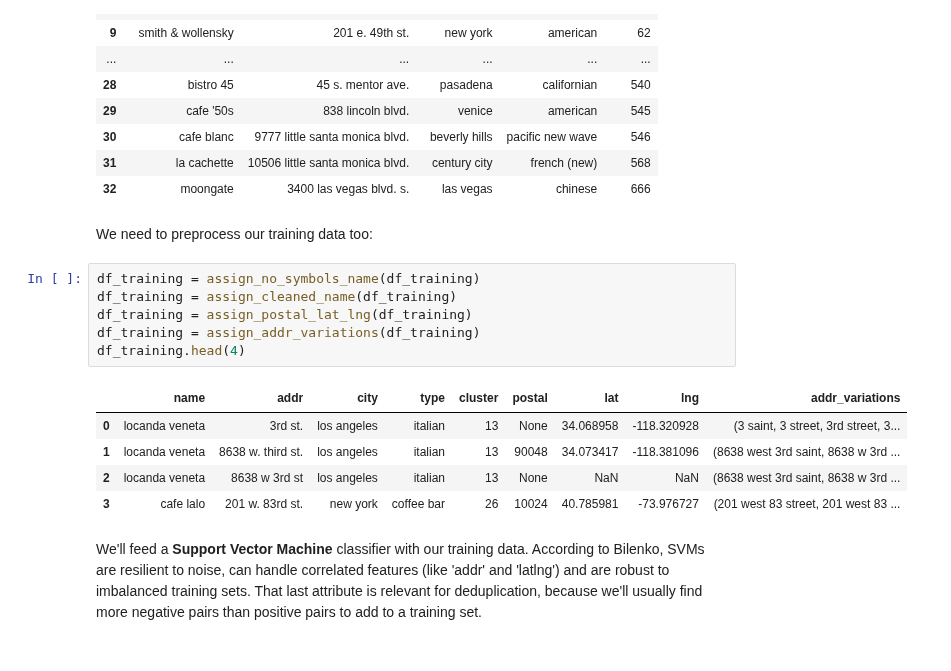
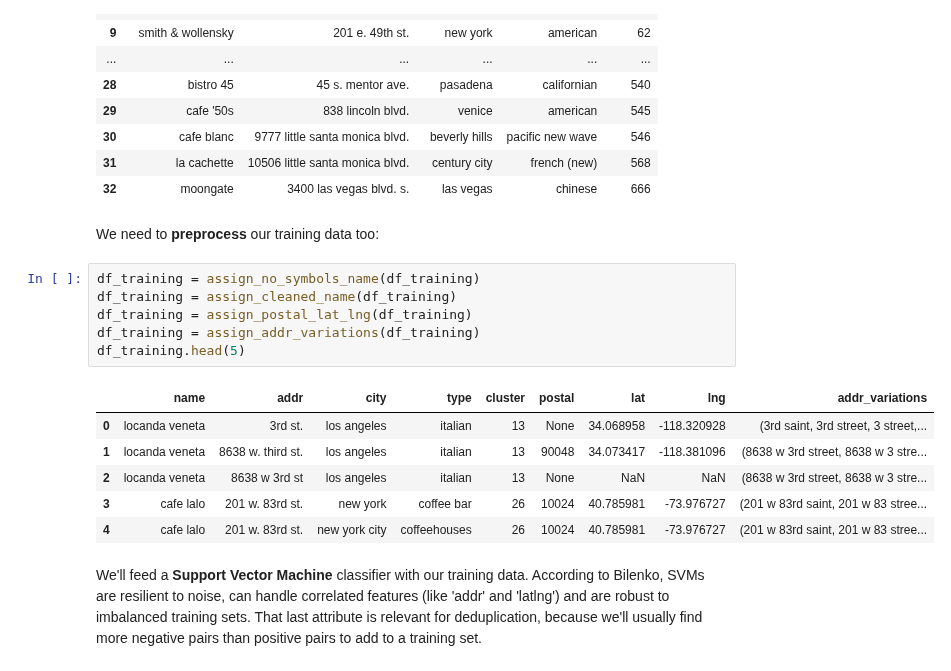
Before and after one commit to vintasoftware/deduplication-slides, a Jupyter notebook: slides.ipynb, the cells around one changed output. Drawn from its saved outputs; the diff is of its cells as text.

```diff
--- a/slides.ipynb
+++ b/slides.ipynb
@@ -1036,18 +973,19 @@ df_training
 | 31 | la cachette | 10506 little santa monica blvd. | century city | french (new) | 568 |
 | 32 | moongate | 3400 las vegas blvd. s. | las vegas | chinese | 666 |
 # %% [markdown]
-We need to preprocess our training data too:
+We need to **preprocess** our training data too:
 # %%
 df_training = assign_no_symbols_name(df_training)
 df_training = assign_cleaned_name(df_training)
 df_training = assign_postal_lat_lng(df_training)
 df_training = assign_addr_variations(df_training)
-df_training.head(4)
+df_training.head(5)
 # %% [output]
 |  | name | addr | city | type | cluster | postal | lat | lng | addr_variations |
-| 0 | locanda veneta | 3rd st. | los angeles | italian | 13 | None | 34.068958 | -118.320928 | (3 saint, 3 street, 3rd street, 3... |
-| 1 | locanda veneta | 8638 w. third st. | los angeles | italian | 13 | 90048 | 34.073417 | -118.381096 | (8638 west 3rd saint, 8638 w 3rd ... |
-| 2 | locanda veneta | 8638 w 3rd st | los angeles | italian | 13 | None | NaN | NaN | (8638 west 3rd saint, 8638 w 3rd ... |
-| 3 | cafe lalo | 201 w. 83rd st. | new york | coffee bar | 26 | 10024 | 40.785981 | -73.976727 | (201 west 83 street, 201 west 83 ... |
+| 0 | locanda veneta | 3rd st. | los angeles | italian | 13 | None | 34.068958 | -118.320928 | (3rd saint, 3rd street, 3 street,... |
+| 1 | locanda veneta | 8638 w. third st. | los angeles | italian | 13 | 90048 | 34.073417 | -118.381096 | (8638 w 3rd street, 8638 w 3 stre... |
+| 2 | locanda veneta | 8638 w 3rd st | los angeles | italian | 13 | None | NaN | NaN | (8638 w 3rd street, 8638 w 3 stre... |
+| 3 | cafe lalo | 201 w. 83rd st. | new york | coffee bar | 26 | 10024 | 40.785981 | -73.976727 | (201 w 83rd saint, 201 w 83 stree... |
+| 4 | cafe lalo | 201 w. 83rd st. | new york city | coffeehouses | 26 | 10024 | 40.785981 | -73.976727 | (201 w 83rd saint, 201 w 83 stree... |
 # %% [markdown]
 We'll feed a **Support Vector Machine** classifier with our training data. According to Bilenko, SVMs are resilient to noise, can handle correlated features (like 'addr' and 'latlng') and are robust to imbalanced training sets. That last attribute is relevant for deduplication, because we'll usually find more negative pairs than positive pairs to add to a training set.
```
Also changed, not shown: parts of 97 cells of this notebook, 5 other files.
